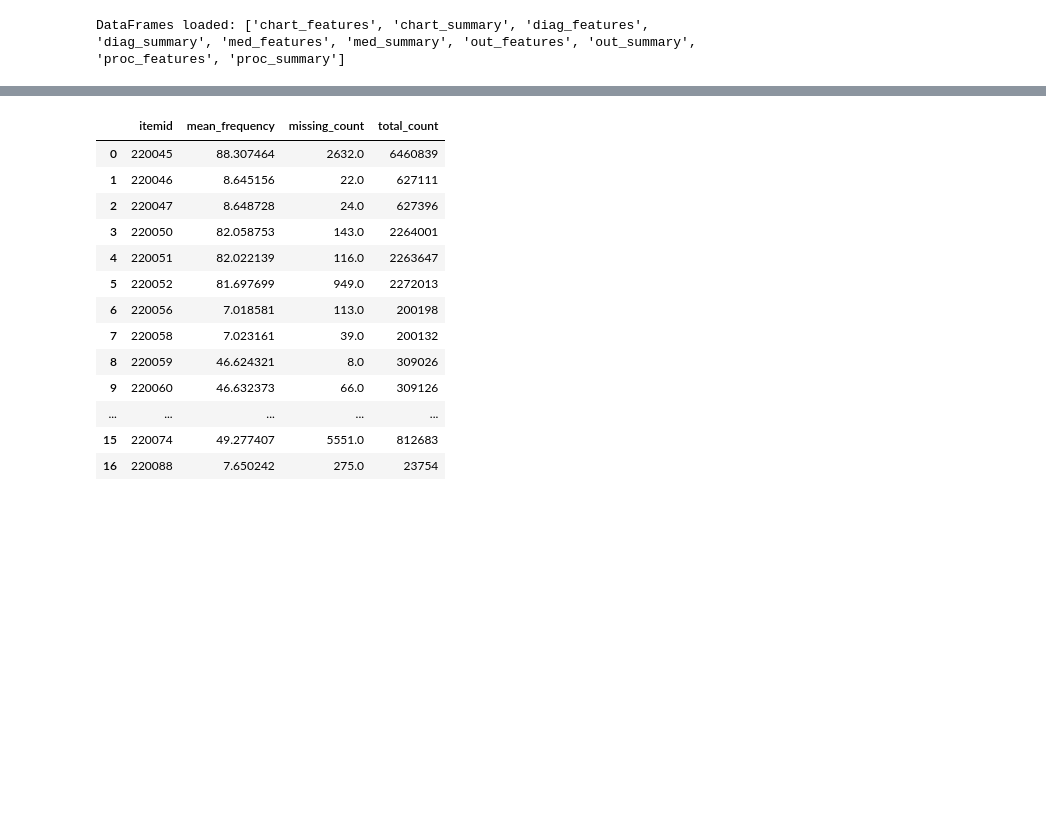
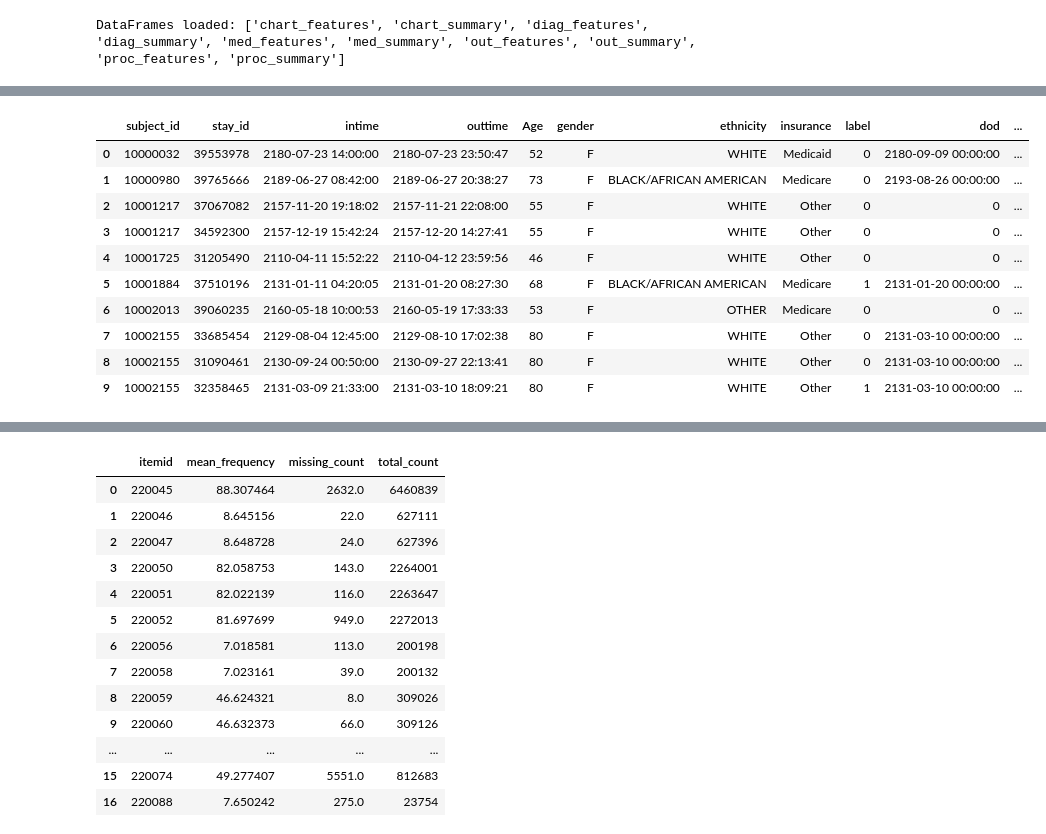
Before and after one commit to srnschnk/master-thesis, a Jupyter notebook: inspect_summary.ipynb, the cells around one changed output, grey strips where cells are left out. Saved outputs shown, nothing was run; the diff lists cells and outputs as text; code cells hidden in the pictures; blank space fills up the shorter version.

```diff
--- a/inspect_summary.ipynb
+++ b/inspect_summary.ipynb
@@ -25,3 +25,5 @@ for file in csv_files:
 print("DataFrames loaded:", list(dataframes.keys()))
 # %% [output]
 DataFrames loaded: ['chart_features', 'chart_summary', 'diag_features', 'diag_summary', 'med_features', 'med_summary', 'out_features', 'out_summary', 'proc_features', 'proc_summary']
+# %%
+cohort = pd.read_csv('./data/cohort/cohort_icu_mortality_0_.csv/cohort_icu_mortality_0_.csv')
@@ -27,0 +76,14 @@ DataFrames loaded: ['chart_features', 'chart_summary', 'diag_features', 'diag_su
+# %%
+cohort.head(10)
+# %% [output]
+|  | subject_id | stay_id | intime | outtime | Age | gender | ethnicity | insurance | label | dod | ... |
+| 0 | 10000032 | 39553978 | 2180-07-23 14:00:00 | 2180-07-23 23:50:47 | 52 | F | WHITE | Medicaid | 0 | 2180-09-09 00:00:00 | ... |
+| 1 | 10000980 | 39765666 | 2189-06-27 08:42:00 | 2189-06-27 20:38:27 | 73 | F | BLACK/AFRICAN AMERICAN | Medicare | 0 | 2193-08-26 00:00:00 | ... |
+| 2 | 10001217 | 37067082 | 2157-11-20 19:18:02 | 2157-11-21 22:08:00 | 55 | F | WHITE | Other | 0 | 0 | ... |
+| 3 | 10001217 | 34592300 | 2157-12-19 15:42:24 | 2157-12-20 14:27:41 | 55 | F | WHITE | Other | 0 | 0 | ... |
+| 4 | 10001725 | 31205490 | 2110-04-11 15:52:22 | 2110-04-12 23:59:56 | 46 | F | WHITE | Other | 0 | 0 | ... |
+| 5 | 10001884 | 37510196 | 2131-01-11 04:20:05 | 2131-01-20 08:27:30 | 68 | F | BLACK/AFRICAN AMERICAN | Medicare | 1 | 2131-01-20 00:00:00 | ... |
+| 6 | 10002013 | 39060235 | 2160-05-18 10:00:53 | 2160-05-19 17:33:33 | 53 | F | OTHER | Medicare | 0 | 0 | ... |
+| 7 | 10002155 | 33685454 | 2129-08-04 12:45:00 | 2129-08-10 17:02:38 | 80 | F | WHITE | Other | 0 | 2131-03-10 00:00:00 | ... |
+| 8 | 10002155 | 31090461 | 2130-09-24 00:50:00 | 2130-09-27 22:13:41 | 80 | F | WHITE | Other | 0 | 2131-03-10 00:00:00 | ... |
+| 9 | 10002155 | 32358465 | 2131-03-09 21:33:00 | 2131-03-10 18:09:21 | 80 | F | WHITE | Other | 1 | 2131-03-10 00:00:00 | ... |
```
Also changed, not shown: parts of 6 cells of this notebook, 1 other file.
